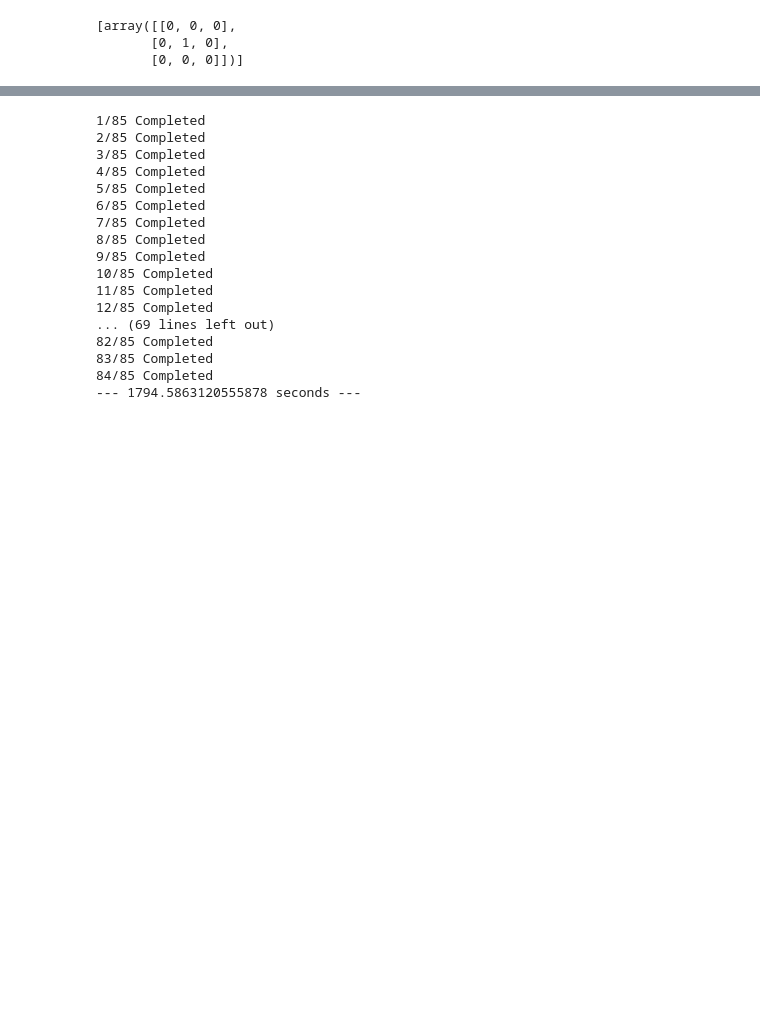
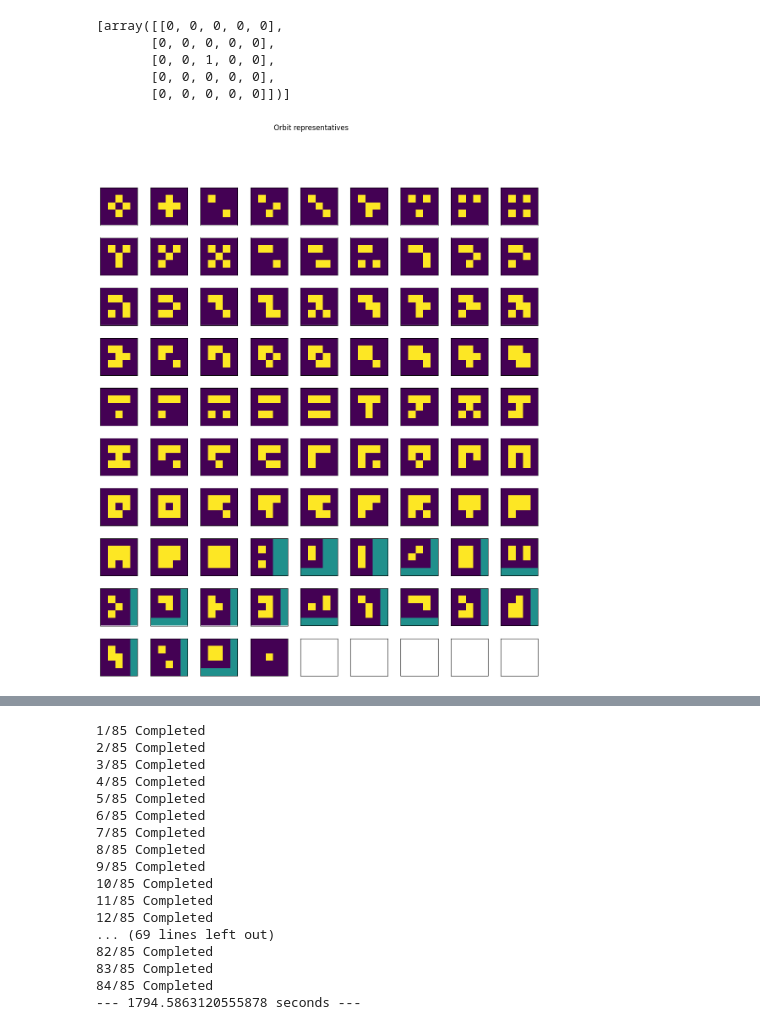
Before and after one commit to J-Coward/DipolarSpin, a Jupyter notebook: Examples/Constituent_method.ipynb, the cells around one changed output, grey strips where cells are left out. Cells and saved outputs as stored; diff of their text form; code cells hidden in the pictures; blank space fills up the shorter version.

```diff
--- a/Examples/Constituent_method.ipynb
+++ b/Examples/Constituent_method.ipynb
@@ -5,13 +6,75 @@ import pickle # For saving/loading data
 # %%
 # Load constituent particle configurations (orbits) for a 3x3 lattice
 
 with open('Orbits.pickle', 'rb') as handle:
     orbits = pickle.load(handle)
 
 print(orbits[-1]) # Note we DO NOT simulate this orbit (single isolated particle) as it has no interaction so does not contribute to the overall dynamcis
 # We consider how much of the overall distribution is built from single isolated particles
+
+##################################################################################################
+
+# Show all orbit repersentatives
+
+# Blue indicates sites NOT inculded in the configuration
+# Yellow indicates an occupied site
+# Black indicates an empty site
+
+import math
+import matplotlib.pyplot as plt
+from mpl_toolkits.axes_grid1 import ImageGrid
+
+# Foramtting
+dims = int(math.ceil(np.sqrt(len(orbits))))
+
+fig = plt.figure(figsize=(1.5*dims, 1.5*dims))
+grid = ImageGrid(fig, 111,  # similar to subplot(111)
+                    nrows_ncols=(10, 9),  # creates grid of Axes
+                    axes_pad=0.3,   # pad between Axes in inch.
+                    )
+
+
+# what = 0
+count = 0
+for ax in grid:
+    # Iterating over the grid returns the Axes.
+    if count == len(orbits):
+        break
+    kernel = orbits[count][-1]
+    kernel = np.select([kernel == 0], [-1], kernel)
+    # kernel = np.pad(kernel, 1, 'constant', constant_values=((-1, -1), (-1, -1)))
+
+    if kernel.shape != (5, 5):
+        #cmap = 'CMRmap'
+        #color = 'red'
+        r, c = 0, 0
+        B = np.zeros((5, 5))
+        B[r:r+kernel.shape[0], c:c+kernel.shape[1]] = kernel
+        kernel = B
+
+    cax = ax.matshow(kernel)
+    #cax.set_clim(0, 1)
+
+    # Hide X and Y axes label marks
+    ax.xaxis.set_tick_params(labelbottom=False)
+    ax.yaxis.set_tick_params(labelleft=False)
+
+    # Hide X and Y axes tick marks
+    ax.set_xticks([])
+    ax.set_yticks([])
+
+
+    #ax.set_title(str(count), color=color)
+    count += 1
+
+# plt.savefig(f'Repersentatives.pdf', bbox_inches='tight')
+fig.suptitle('Orbit representatives')
+plt.show()
 # %% [output]
-[array([[0, 0, 0],
-       [0, 1, 0],
-       [0, 0, 0]])]
+[array([[0, 0, 0, 0, 0],
+       [0, 0, 0, 0, 0],
+       [0, 0, 1, 0, 0],
+       [0, 0, 0, 0, 0],
+       [0, 0, 0, 0, 0]])]
+[figure, added]
 # %%
```
Also changed, not shown: parts of 9 cells of this notebook, 14 other files.
